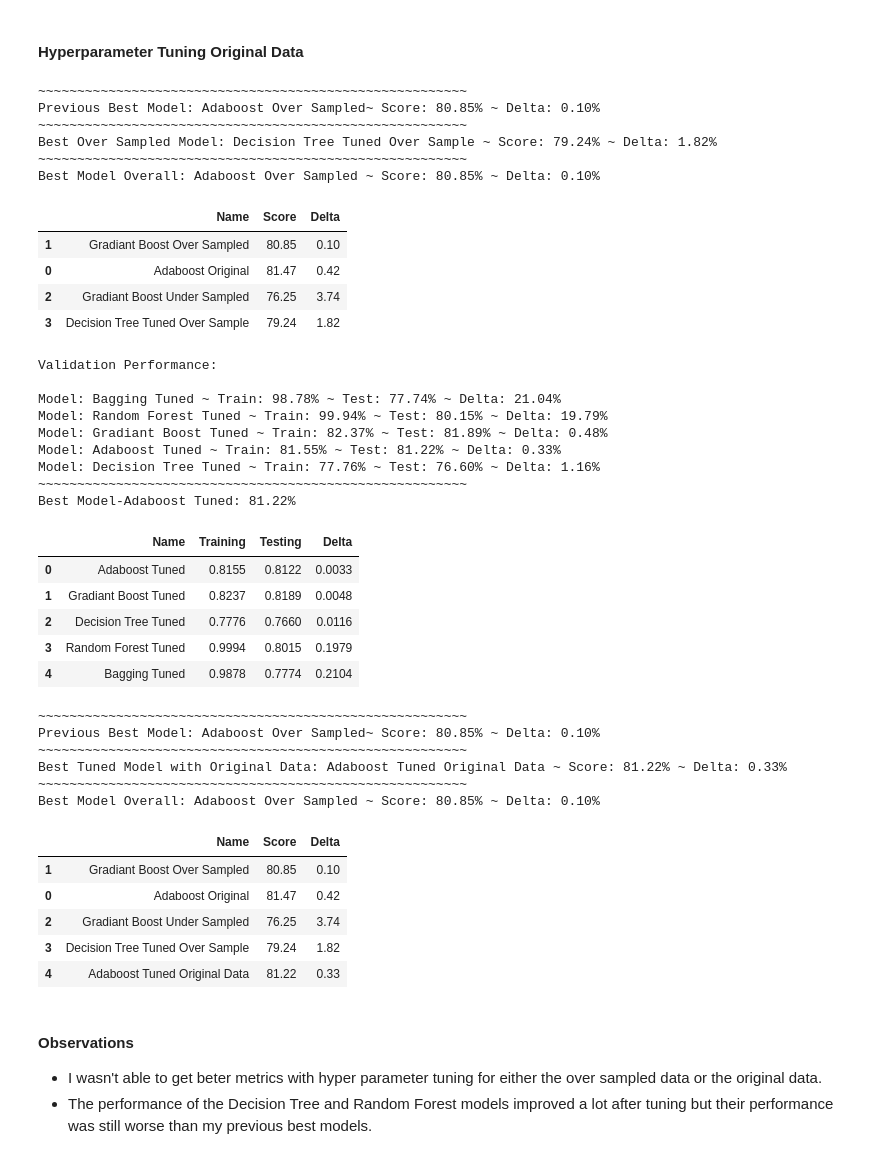
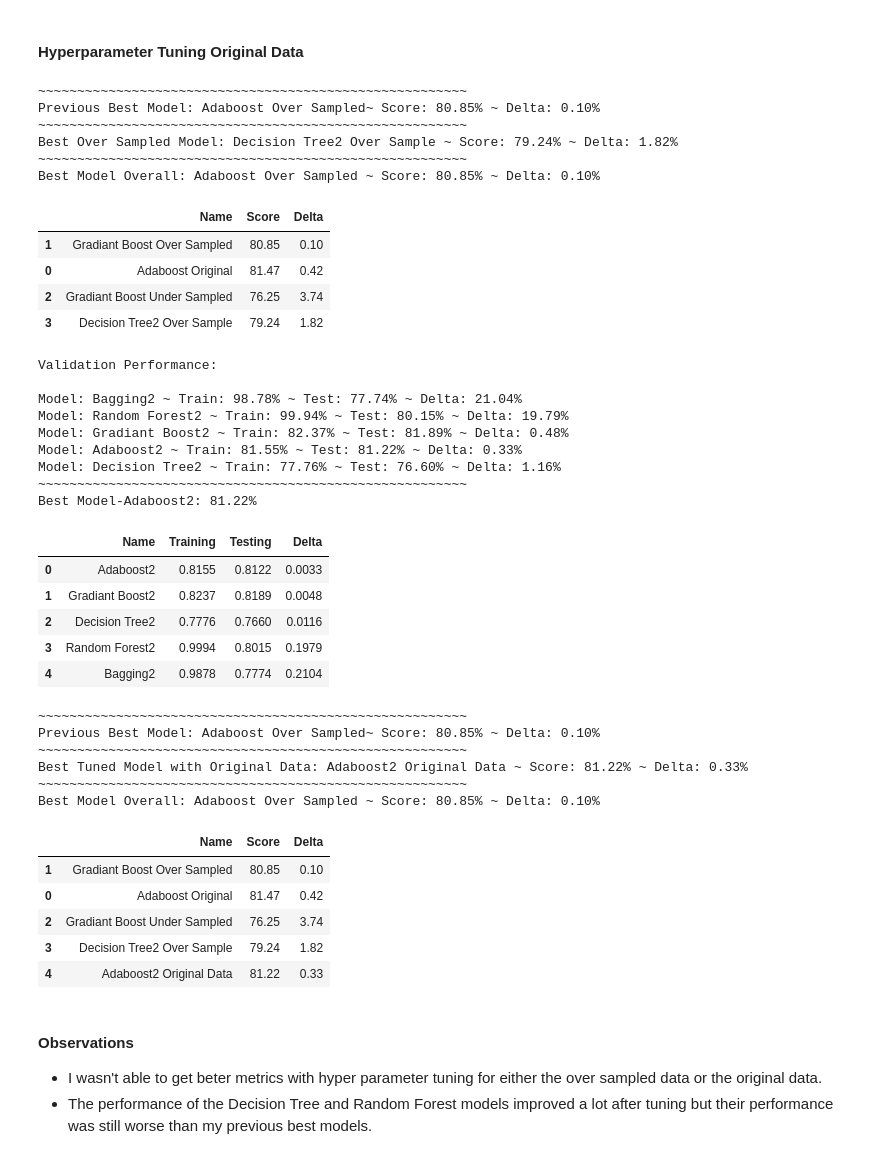
Before and after one commit to DanielLevenstein/EasyVisa_Machine_Learning_Project3, a Jupyter notebook: EasyVisa_Data_Analysis.ipynb, the cells around one changed output. Cells and saved outputs as stored; diff of their text form; code cells hidden in the pictures.

```diff
--- a/EasyVisa_Data_Analysis.ipynb
+++ b/EasyVisa_Data_Analysis.ipynb
@@ -1056,5 +1056,4 @@ df_best_models_stats.head()
 # %%
-
 from imblearn.under_sampling import RandomUnderSampler
 ### Model Building - Oversampled Data
 sm = SMOTE(
@@ -1070,11 +1069,11 @@ over_sampled_models2 = []  # Empty list to store all the models
 
 # ("Adaboost", AdaBoostClassifier(algorithm='SAMME', random_state=RANDOM_STATE)),
 # Appending models into the list
-over_sampled_models2.append(("Bagging Tuned", BaggingClassifier(estimator=DecisionTreeClassifier(random_state=RANDOM_STATE, class_weight='balanced'), random_state=RANDOM_STATE)))
-over_sampled_models2.append(("Random Forest Tuned", RandomForestClassifier(random_state=RANDOM_STATE, class_weight='balanced', n_estimators=150, min_samples_split=3)))
-over_sampled_models2.append(("Gradiant Boost Tuned", GradientBoostingClassifier(random_state=RANDOM_STATE, learning_rate=0.01, n_estimators=150, subsample=0.5)))
-over_sampled_models2.append(("Adaboost Tuned", AdaBoostClassifier(random_state=RANDOM_STATE, algorithm='SAMME', n_estimators=150, learning_rate=.1)))
-over_sampled_models2.append(("Decision Tree Tuned", DecisionTreeClassifier(random_state=RANDOM_STATE, class_weight='balanced', max_leaf_nodes=20)))
+over_sampled_models2.append(("Bagging2", BaggingClassifier(estimator=DecisionTreeClassifier(random_state=RANDOM_STATE, class_weight='balanced'), random_state=RANDOM_STATE)))
+over_sampled_models2.append(("Random Forest2", RandomForestClassifier(random_state=RANDOM_STATE, class_weight='balanced', n_estimators=150, min_samples_split=3)))
+over_sampled_models2.append(("Gradiant Boost2", GradientBoostingClassifier(random_state=RANDOM_STATE, learning_rate=0.01, n_estimators=150, subsample=0.5)))
+over_sampled_models2.append(("Adaboost2", AdaBoostClassifier(random_state=RANDOM_STATE, algorithm='SAMME', n_estimators=150, learning_rate=.1)))
+over_sampled_models2.append(("Decision Tree2", DecisionTreeClassifier(random_state=RANDOM_STATE, class_weight='balanced', max_leaf_nodes=20)))
 
 
 print("\n" "Validation Performance:" "\n")
@@ -1127,56 +1126,55 @@ df_best_models_stats.head()
 ~~~~~~~~~~~~~~~~~~~~~~~~~~~~~~~~~~~~~~~~~~~~~~~~~~~~~~~
 Previous Best Model: Adaboost Over Sampled~ Score: 80.85% ~ Delta: 0.10%
 ~~~~~~~~~~~~~~~~~~~~~~~~~~~~~~~~~~~~~~~~~~~~~~~~~~~~~~~
-Best Over Sampled Model: Decision Tree Tuned Over Sample ~ Score: 79.24% ~ Delta: 1.82%
+Best Over Sampled Model: Decision Tree2 Over Sample ~ Score: 79.24% ~ Delta: 1.82%
 ~~~~~~~~~~~~~~~~~~~~~~~~~~~~~~~~~~~~~~~~~~~~~~~~~~~~~~~
 Best Model Overall: Adaboost Over Sampled ~ Score: 80.85% ~ Delta: 0.10%
 |  | Name | Score | Delta |
 | 1 | Gradiant Boost Over Sampled | 80.85 | 0.10 |
 | 0 | Adaboost Original | 81.47 | 0.42 |
 | 2 | Gradiant Boost Under Sampled | 76.25 | 3.74 |
-| 3 | Decision Tree Tuned Over Sample | 79.24 | 1.82 |
+| 3 | Decision Tree2 Over Sample | 79.24 | 1.82 |
 # %%
-
 from imblearn.under_sampling import RandomUnderSampler
 ### Model Building - Oversampled Data
 sm = SMOTE(
     sampling_strategy=1, k_neighbors=5, random_state=1
 )  # Synthetic Minority Over Sampling Technique
 
 tuned_models2 = []  # Empty list to store all the models
 
 # ("Adaboost", AdaBoostClassifier(algorithm='SAMME', random_state=RANDOM_STATE)),
 # Appending models into the list
-tuned_models2.append(("Bagging Tuned", BaggingClassifier(estimator=DecisionTreeClassifier(random_state=RANDOM_STATE, class_weight='balanced'), random_state=RANDOM_STATE)), )
-tuned_models2.append(("Random Forest Tuned", RandomForestClassifier(random_state=RANDOM_STATE, class_weight='balanced', n_estimators=150, min_samples_split=3)))
-tuned_models2.append(("Gradiant Boost Tuned", GradientBoostingClassifier(random_state=RANDOM_STATE, learning_rate=0.01, n_estimators=150, subsample=0.5)))
-tuned_models2.append(("Adaboost Tuned", AdaBoostClassifier(random_state=RANDOM_STATE, algorithm='SAMME', n_estimators=150, learning_rate=.1)))
-tuned_models2.append(("Decision Tree Tuned", DecisionTreeClassifier(random_state=RANDOM_STATE, class_weight='balanced', max_leaf_nodes=20)))
+tuned_models2.append(("Bagging2", BaggingClassifier(estimator=DecisionTreeClassifier(random_state=RANDOM_STATE, class_weight='balanced'), random_state=RANDOM_STATE)), )
+tuned_models2.append(("Random Forest2", RandomForestClassifier(random_state=RANDOM_STATE, class_weight='balanced', n_estimators=150, min_samples_split=3)))
+tuned_models2.append(("Gradiant Boost2", GradientBoostingClassifier(random_state=RANDOM_STATE, learning_rate=0.01, n_estimators=150, subsample=0.5)))
+tuned_models2.append(("Adaboost2", AdaBoostClassifier(random_state=RANDOM_STATE, algorithm='SAMME', n_estimators=150, learning_rate=.1)))
+tuned_models2.append(("Decision Tree2", DecisionTreeClassifier(random_state=RANDOM_STATE, class_weight='balanced', max_leaf_nodes=20)))
 
 
 print("\n" "Validation Performance:" "\n")
 df_tuned_model2_scores = model_performance_f1_df(tuned_models2, x_train, y_train, x_test, y_test)
 print(f"~~~~~~~~~~~~~~~~~~~~~~~~~~~~~~~~~~~~~~~~~~~~~~~~~~~~~~~"
       f"\nBest Model-{df_tuned_model2_scores.loc[0].Name}: {df_tuned_model2_scores.loc[0].Testing * 100:.2f}%")
 
 best_tuned_model2 = get_model_with_name(tuned_models2, df_tuned_model2_scores.loc[0].Name)
 df_tuned_model2_scores.head()
 # %% [output]
 Validation Performance:
 
-Model: Bagging Tuned ~ Train: 98.78% ~ Test: 77.74% ~ Delta: 21.04%
-Model: Random Forest Tuned ~ Train: 99.94% ~ Test: 80.15% ~ Delta: 19.79%
-Model: Gradiant Boost Tuned ~ Train: 82.37% ~ Test: 81.89% ~ Delta: 0.48%
-Model: Adaboost Tuned ~ Train: 81.55% ~ Test: 81.22% ~ Delta: 0.33%
-Model: Decision Tree Tuned ~ Train: 77.76% ~ Test: 76.60% ~ Delta: 1.16%
+Model: Bagging2 ~ Train: 98.78% ~ Test: 77.74% ~ Delta: 21.04%
+Model: Random Forest2 ~ Train: 99.94% ~ Test: 80.15% ~ Delta: 19.79%
+Model: Gradiant Boost2 ~ Train: 82.37% ~ Test: 81.89% ~ Delta: 0.48%
+Model: Adaboost2 ~ Train: 81.55% ~ Test: 81.22% ~ Delta: 0.33%
+Model: Decision Tree2 ~ Train: 77.76% ~ Test: 76.60% ~ Delta: 1.16%
 ~~~~~~~~~~~~~~~~~~~~~~~~~~~~~~~~~~~~~~~~~~~~~~~~~~~~~~~
-Best Model-Adaboost Tuned: 81.22%
+Best Model-Adaboost2: 81.22%
 |  | Name | Training | Testing | Delta |
-| 0 | Adaboost Tuned | 0.8155 | 0.8122 | 0.0033 |
-| 1 | Gradiant Boost Tuned | 0.8237 | 0.8189 | 0.0048 |
-| 2 | Decision Tree Tuned | 0.7776 | 0.7660 | 0.0116 |
-| 3 | Random Forest Tuned | 0.9994 | 0.8015 | 0.1979 |
-| 4 | Bagging Tuned | 0.9878 | 0.7774 | 0.2104 |
+| 0 | Adaboost2 | 0.8155 | 0.8122 | 0.0033 |
+| 1 | Gradiant Boost2 | 0.8237 | 0.8189 | 0.0048 |
+| 2 | Decision Tree2 | 0.7776 | 0.7660 | 0.0116 |
+| 3 | Random Forest2 | 0.9994 | 0.8015 | 0.1979 |
+| 4 | Bagging2 | 0.9878 | 0.7774 | 0.2104 |
 # %%
 # Saving the best model to variable for future use
 loc_index = 4
@@ -1200,15 +1198,15 @@ df_best_models_stats.head()
 ~~~~~~~~~~~~~~~~~~~~~~~~~~~~~~~~~~~~~~~~~~~~~~~~~~~~~~~
 Previous Best Model: Adaboost Over Sampled~ Score: 80.85% ~ Delta: 0.10%
 ~~~~~~~~~~~~~~~~~~~~~~~~~~~~~~~~~~~~~~~~~~~~~~~~~~~~~~~
-Best Tuned Model with Original Data: Adaboost Tuned Original Data ~ Score: 81.22% ~ Delta: 0.33%
+Best Tuned Model with Original Data: Adaboost2 Original Data ~ Score: 81.22% ~ Delta: 0.33%
 ~~~~~~~~~~~~~~~~~~~~~~~~~~~~~~~~~~~~~~~~~~~~~~~~~~~~~~~
 Best Model Overall: Adaboost Over Sampled ~ Score: 80.85% ~ Delta: 0.10%
 |  | Name | Score | Delta |
 | 1 | Gradiant Boost Over Sampled | 80.85 | 0.10 |
 | 0 | Adaboost Original | 81.47 | 0.42 |
 | 2 | Gradiant Boost Under Sampled | 76.25 | 3.74 |
-| 3 | Decision Tree Tuned Over Sample | 79.24 | 1.82 |
-| 4 | Adaboost Tuned Original Data | 81.22 | 0.33 |
+| 3 | Decision Tree2 Over Sample | 79.24 | 1.82 |
+| 4 | Adaboost2 Original Data | 81.22 | 0.33 |
 # %% [markdown]
 #### Observations
 - I wasn't able to get beter metrics with hyper parameter tuning for either the over sampled data or the original data.
```
Also changed, not shown: parts of 15 cells of this notebook, 1 other file.
